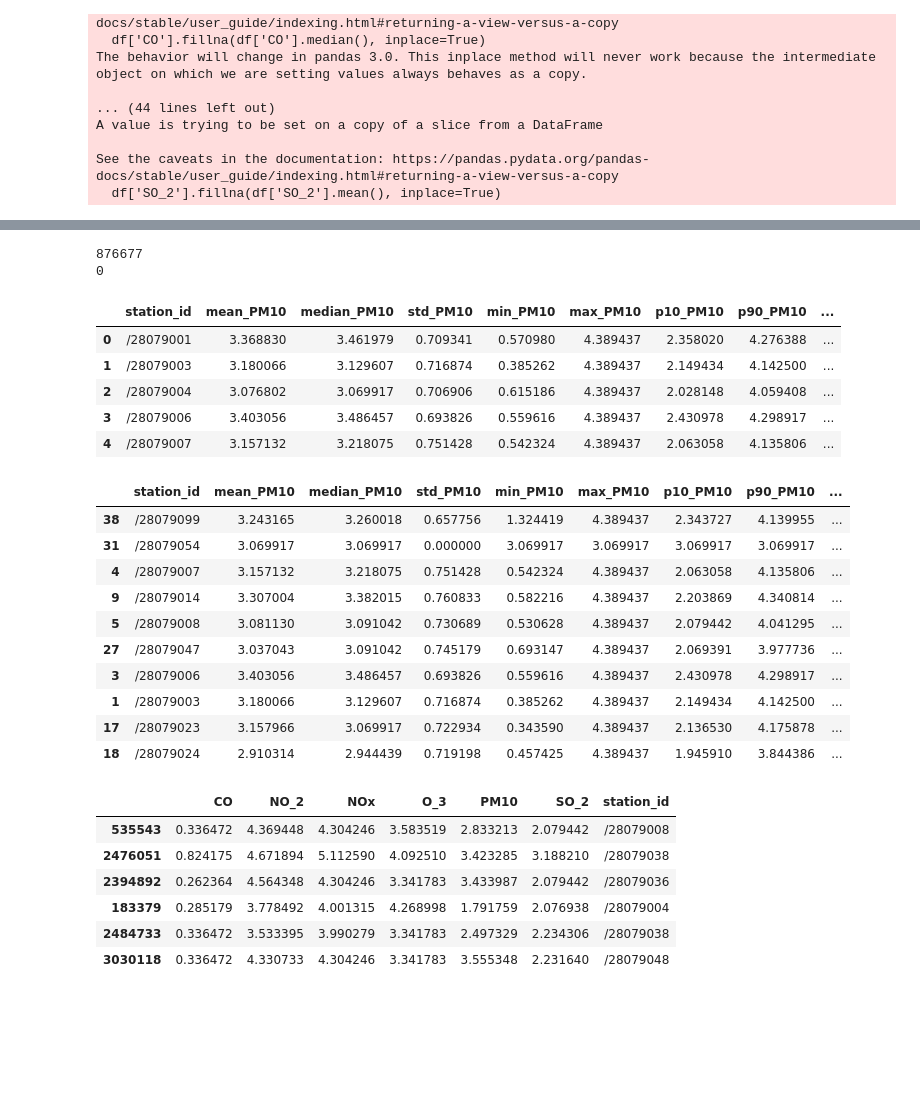
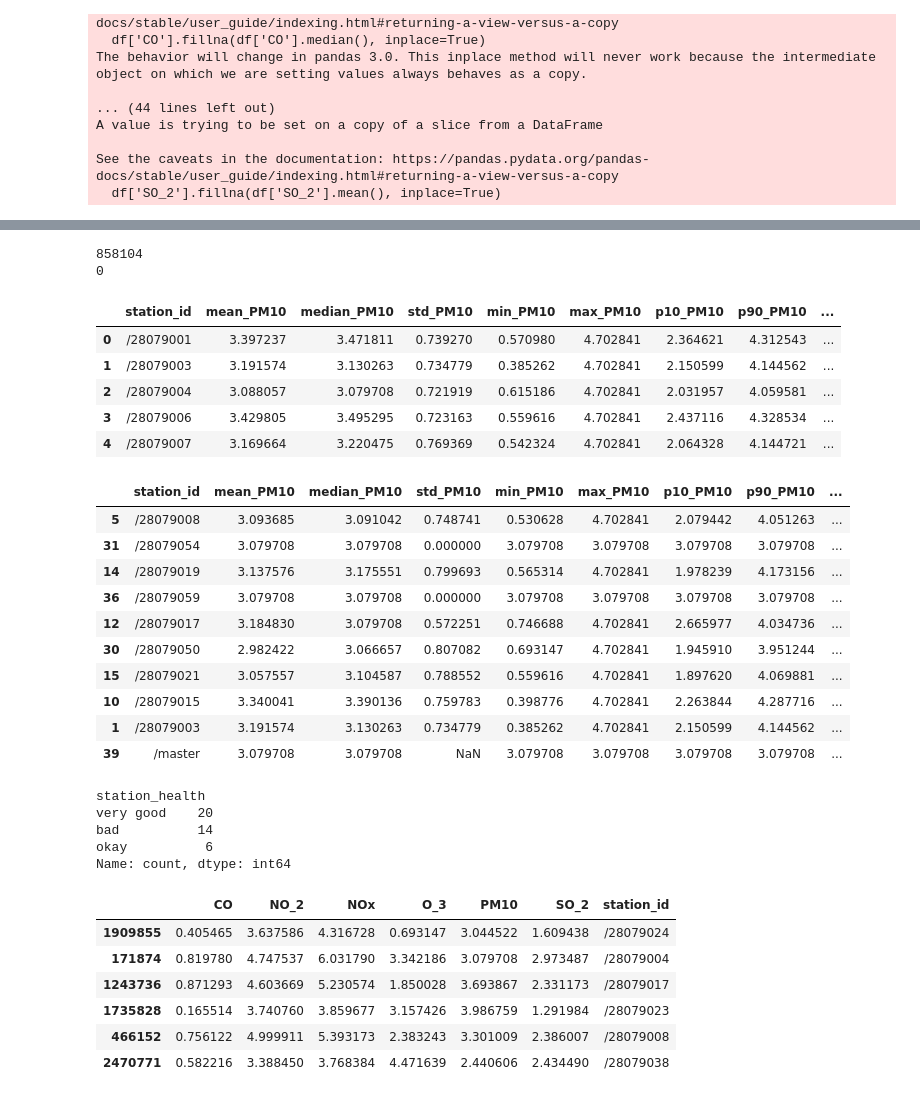
Before and after one commit to SutikshanUpman/ML-Basics-Project, a Jupyter notebook: notebooks/01_EDA.ipynb, the cells around one changed output, grey strips where cells are left out. Drawn from its saved outputs; the diff is of its cells as text; code cells hidden in the pictures; blank space fills up the shorter version.

```diff
--- a/notebooks/01_EDA.ipynb
+++ b/notebooks/01_EDA.ipynb
@@ -128,11 +138,11 @@ dtype: int64
 #outliers remove ke chakkkar mein pura data udd raha h . Thus , capped
 def cap(df,col):
     q1 = df[col].quantile(0.20)
-    q3 = df[col].quantile(0.75)
+    q3 = df[col].quantile(0.80)
     iqr = q3 - q1
 
-    lower = q1 - 1.5*iqr
-    upper = q3 + 1.5*iqr
+    lower = q1 - 2*iqr
+    upper = q3 + 2*iqr
 
     df[col] = np.where(df[col]>upper,upper,np.where(df[col]<lower,lower,df[col]))
     return df
@@ -261,10 +276,11 @@ df = df.drop_duplicates()
 print(df.duplicated().sum())
 master_data=df
 # %% [output]
-876677
+858104
 0
 # %%
 # station-level representation
+# station se fark padra h kya .
 station_summary = df.groupby("station_id").agg(
     mean_PM10=("PM10", "mean"),
     median_PM10=("PM10", "median"),         #tell us the typical pollution level & variability of that station.
@@ -278,47 +294,55 @@ station_summary = df.groupby("station_id").agg(
 station_summary.head()
 # %% [output]
 |  | station_id | mean_PM10 | median_PM10 | std_PM10 | min_PM10 | max_PM10 | p10_PM10 | p90_PM10 | ... |
-| 0 | /28079001 | 3.368830 | 3.461979 | 0.709341 | 0.570980 | 4.389437 | 2.358020 | 4.276388 | ... |
-| 1 | /28079003 | 3.180066 | 3.129607 | 0.716874 | 0.385262 | 4.389437 | 2.149434 | 4.142500 | ... |
-| 2 | /28079004 | 3.076802 | 3.069917 | 0.706906 | 0.615186 | 4.389437 | 2.028148 | 4.059408 | ... |
-| 3 | /28079006 | 3.403056 | 3.486457 | 0.693826 | 0.559616 | 4.389437 | 2.430978 | 4.298917 | ... |
-| 4 | /28079007 | 3.157132 | 3.218075 | 0.751428 | 0.542324 | 4.389437 | 2.063058 | 4.135806 | ... |
+| 0 | /28079001 | 3.397237 | 3.471811 | 0.739270 | 0.570980 | 4.702841 | 2.364621 | 4.312543 | ... |
+| 1 | /28079003 | 3.191574 | 3.130263 | 0.734779 | 0.385262 | 4.702841 | 2.150599 | 4.144562 | ... |
+| 2 | /28079004 | 3.088057 | 3.079708 | 0.721919 | 0.615186 | 4.702841 | 2.031957 | 4.059581 | ... |
+| 3 | /28079006 | 3.429805 | 3.495295 | 0.723163 | 0.559616 | 4.702841 | 2.437116 | 4.328534 | ... |
+| 4 | /28079007 | 3.169664 | 3.220475 | 0.769369 | 0.542324 | 4.702841 | 2.064328 | 4.144721 | ... |
 # %%
 q1 = station_summary["median_PM10"].quantile(0.33)
 q2 = station_summary["median_PM10"].quantile(0.66)
 
 def pollution_flag(score):
     if score <= q1:
         return "very good"
     elif score <= q2:
         return "okay"
     else:
         return "bad"
 
-station_summary["sensor_health"] = station_summary["median_PM10"].apply(pollution_flag)
+station_summary["station_health"] = station_summary["median_PM10"].apply(pollution_flag)
 station_summary.sample(10)
 # %% [output]
 |  | station_id | mean_PM10 | median_PM10 | std_PM10 | min_PM10 | max_PM10 | p10_PM10 | p90_PM10 | ... |
-| 38 | /28079099 | 3.243165 | 3.260018 | 0.657756 | 1.324419 | 4.389437 | 2.343727 | 4.139955 | ... |
-| 31 | /28079054 | 3.069917 | 3.069917 | 0.000000 | 3.069917 | 3.069917 | 3.069917 | 3.069917 | ... |
-| 4 | /28079007 | 3.157132 | 3.218075 | 0.751428 | 0.542324 | 4.389437 | 2.063058 | 4.135806 | ... |
-| 9 | /28079014 | 3.307004 | 3.382015 | 0.760833 | 0.582216 | 4.389437 | 2.203869 | 4.340814 | ... |
-| 5 | /28079008 | 3.081130 | 3.091042 | 0.730689 | 0.530628 | 4.389437 | 2.079442 | 4.041295 | ... |
-| 27 | /28079047 | 3.037043 | 3.091042 | 0.745179 | 0.693147 | 4.389437 | 2.069391 | 3.977736 | ... |
-| 3 | /28079006 | 3.403056 | 3.486457 | 0.693826 | 0.559616 | 4.389437 | 2.430978 | 4.298917 | ... |
-| 1 | /28079003 | 3.180066 | 3.129607 | 0.716874 | 0.385262 | 4.389437 | 2.149434 | 4.142500 | ... |
-| 17 | /28079023 | 3.157966 | 3.069917 | 0.722934 | 0.343590 | 4.389437 | 2.136530 | 4.175878 | ... |
-| 18 | /28079024 | 2.910314 | 2.944439 | 0.719198 | 0.457425 | 4.389437 | 1.945910 | 3.844386 | ... |
+| 5 | /28079008 | 3.093685 | 3.091042 | 0.748741 | 0.530628 | 4.702841 | 2.079442 | 4.051263 | ... |
+| 31 | /28079054 | 3.079708 | 3.079708 | 0.000000 | 3.079708 | 3.079708 | 3.079708 | 3.079708 | ... |
+| 14 | /28079019 | 3.137576 | 3.175551 | 0.799693 | 0.565314 | 4.702841 | 1.978239 | 4.173156 | ... |
+| 36 | /28079059 | 3.079708 | 3.079708 | 0.000000 | 3.079708 | 3.079708 | 3.079708 | 3.079708 | ... |
+| 12 | /28079017 | 3.184830 | 3.079708 | 0.572251 | 0.746688 | 4.702841 | 2.665977 | 4.034736 | ... |
+| 30 | /28079050 | 2.982422 | 3.066657 | 0.807082 | 0.693147 | 4.702841 | 1.945910 | 3.951244 | ... |
+| 15 | /28079021 | 3.057557 | 3.104587 | 0.788552 | 0.559616 | 4.702841 | 1.897620 | 4.069881 | ... |
+| 10 | /28079015 | 3.340041 | 3.390136 | 0.759783 | 0.398776 | 4.702841 | 2.263844 | 4.287716 | ... |
+| 1 | /28079003 | 3.191574 | 3.130263 | 0.734779 | 0.385262 | 4.702841 | 2.150599 | 4.144562 | ... |
+| 39 | /master | 3.079708 | 3.079708 | NaN | 3.079708 | 3.079708 | 3.079708 | 3.079708 | ... |
+# %%
+station_summary['station_health'].value_counts() # thus regression mein leakage rokne ke liye groupby spit karenge
+# %% [output]
+station_health
+very good    20
+bad          14
+okay          6
+Name: count, dtype: int64
 # %%
 df.sample(6)
 # %% [output]
 |  | CO | NO_2 | NOx | O_3 | PM10 | SO_2 | station_id |
-| 535543 | 0.336472 | 4.369448 | 4.304246 | 3.583519 | 2.833213 | 2.079442 | /28079008 |
-| 2476051 | 0.824175 | 4.671894 | 5.112590 | 4.092510 | 3.423285 | 3.188210 | /28079038 |
-| 2394892 | 0.262364 | 4.564348 | 4.304246 | 3.341783 | 3.433987 | 2.079442 | /28079036 |
-| 183379 | 0.285179 | 3.778492 | 4.001315 | 4.268998 | 1.791759 | 2.076938 | /28079004 |
-| 2484733 | 0.336472 | 3.533395 | 3.990279 | 3.341783 | 2.497329 | 2.234306 | /28079038 |
-| 3030118 | 0.336472 | 4.330733 | 4.304246 | 3.341783 | 3.555348 | 2.231640 | /28079048 |
+| 1909855 | 0.405465 | 3.637586 | 4.316728 | 0.693147 | 3.044522 | 1.609438 | /28079024 |
+| 171874 | 0.819780 | 4.747537 | 6.031790 | 3.342186 | 3.079708 | 2.973487 | /28079004 |
+| 1243736 | 0.871293 | 4.603669 | 5.230574 | 1.850028 | 3.693867 | 2.331173 | /28079017 |
+| 1735828 | 0.165514 | 3.740760 | 3.859677 | 3.157426 | 3.986759 | 1.291984 | /28079023 |
+| 466152 | 0.756122 | 4.999911 | 5.393173 | 2.383243 | 3.301009 | 2.386007 | /28079008 |
+| 2470771 | 0.582216 | 3.388450 | 3.768384 | 4.471639 | 2.440606 | 2.434490 | /28079038 |
 # %%
 print(df.shape)
 df.describe()
```
Also changed, not shown: parts of 12 cells of this notebook, 1 other file.
